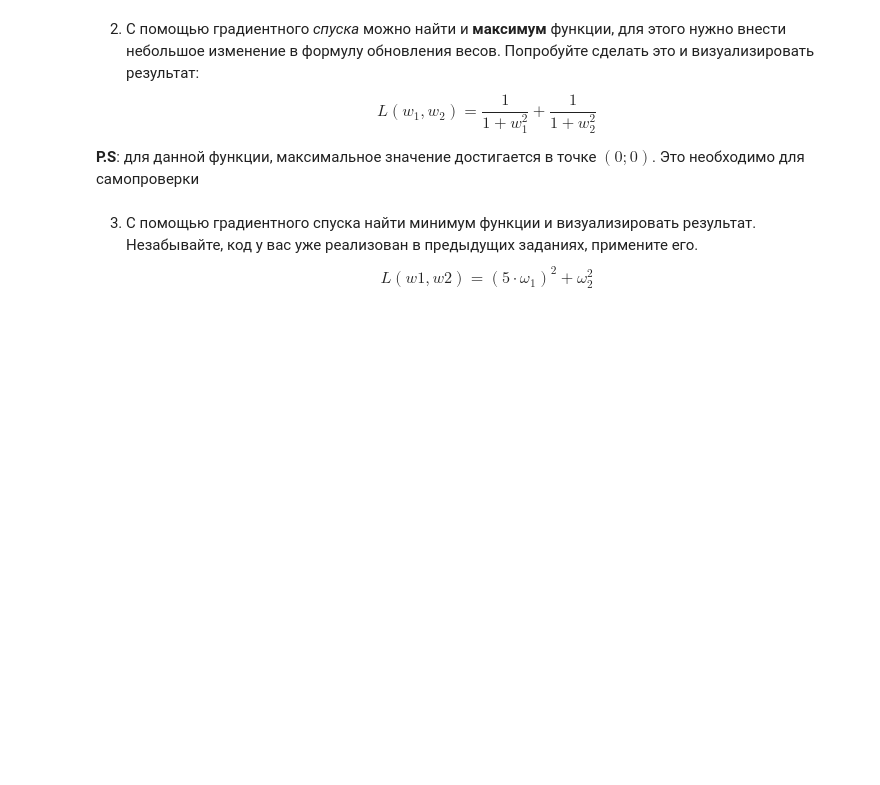
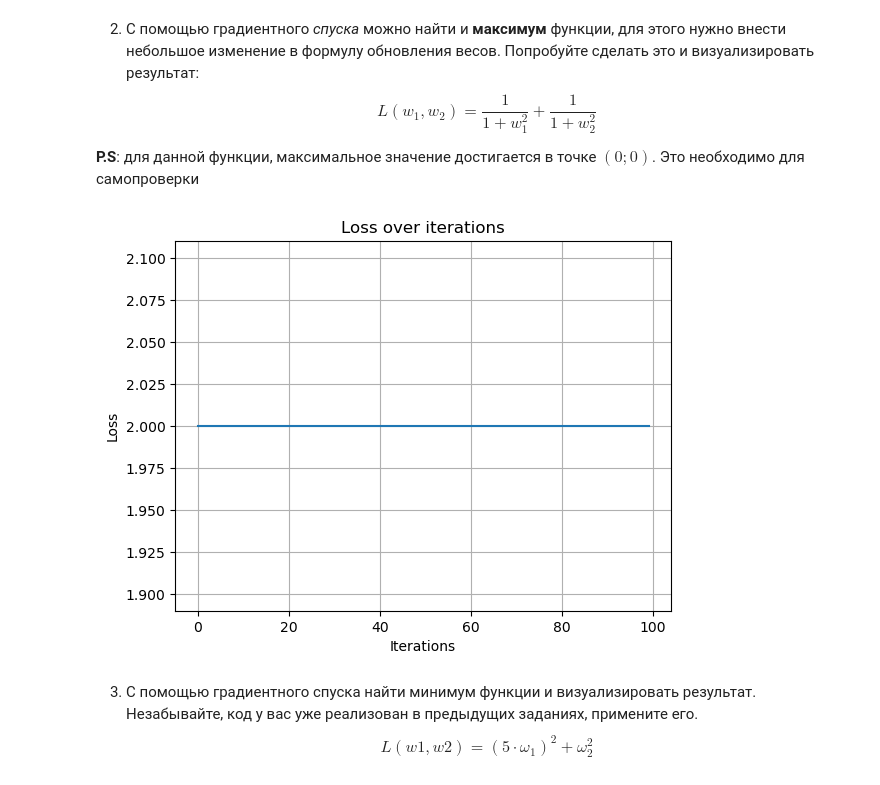
Before and after one commit to S2pacAV/05-math, a Jupyter notebook: 05-03-task.ipynb, the cells around one changed output. Saved outputs shown, nothing was run; the diff lists cells and outputs as text; code cells hidden in the pictures; blank space fills up the shorter version.

```diff
--- a/05-03-task.ipynb
+++ b/05-03-task.ipynb
@@ -157,7 +280,37 @@ $$L(w_1, w_2) = \dfrac{1}{1+w_1^2} + \dfrac{1}{1+w_2^2}$$
 
 __P.S__: для данной функции, максимальное значение достигается в точке $(0; 0)$. Это необходимо для самопроверки
 # %%
-# code
+def loss_max(w):
+    return 1 / (1 + w[0] ** 2) + 1 / (1 + w[1] ** 2)
+
+def derivative_max(w):
+    return np.array([-2 * w[0] / (1 + w[0] ** 2) ** 2, -2 * w[1] / (1 + w[1] ** 2) ** 2])
+
+def step_max(w, _lambda):
+    coord = w + _lambda * derivative_max(w)  # Изменение знака для максимизации
+    loss_value = loss_max(coord)
+    return coord, loss_value
+
+# Инициализация переменных
+w = np.array([0.0, 0.0])  # Начальная точка
+learning_rate = 0.1
+n_iterations = 100
+loss_values = []
+
+# Градиентный спуск
+for i in range(n_iterations):
+    w, loss_value = step_max(w, learning_rate)
+    loss_values.append(loss_value)
+
+# Визуализация результата
+plt.plot(loss_values)
+plt.title('Loss over iterations')
+plt.xlabel('Iterations')
+plt.ylabel('Loss')
+plt.grid()
+plt.show()
+# %% [output]
+[figure, added]
 # %% [markdown]
 3. С помощью градиентного спуска найти минимум функции и визуализировать результат. Незабывайте, код у вас уже реализован в предыдущих заданиях, примените его.
 $$L(w1, w2) = (5 \cdot \omega_1)^2 + \omega_2^2$$
```
Also changed, not shown: parts of 24 cells of this notebook.
